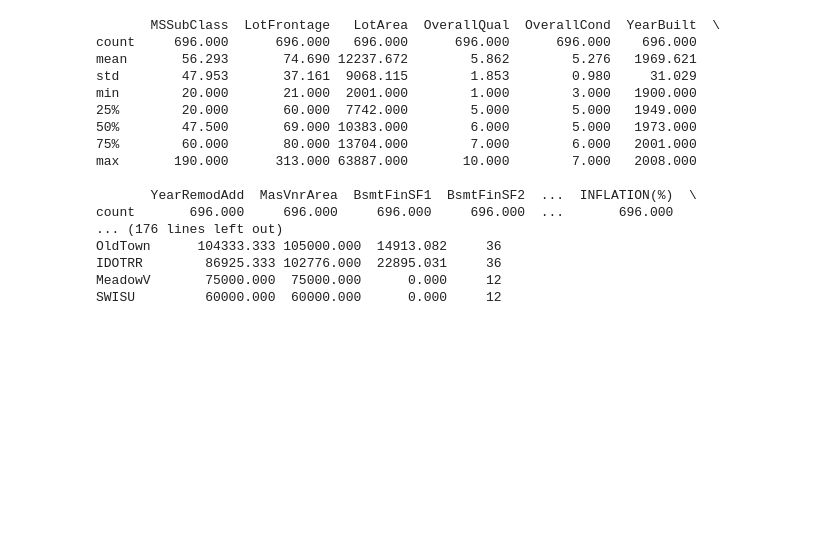
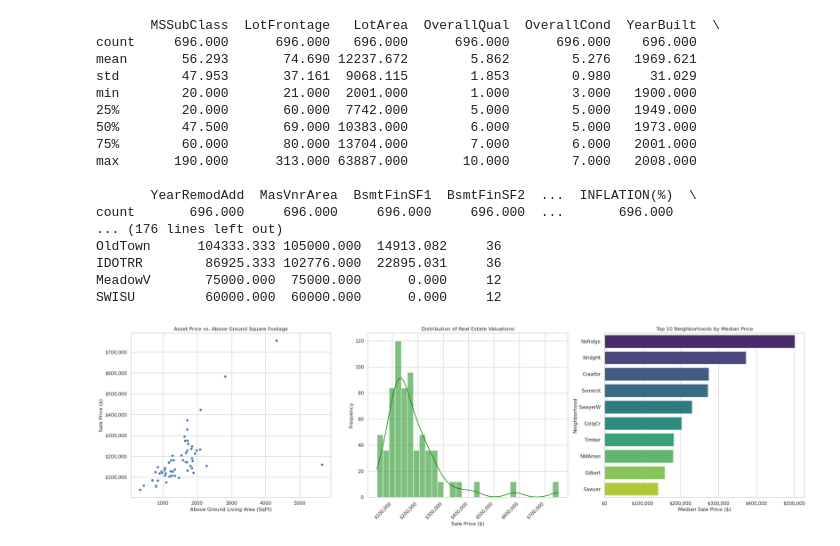
Before and after one commit to linuxnoodle/CSE_532_Final_Project, a Jupyter notebook: HousingProject.ipynb, the cells around one changed output. Saved outputs shown, nothing was run; the diff lists cells and outputs as text; code cells hidden in the pictures; blank space fills up the shorter version.

Commit message:
Add data vis

```diff
--- a/HousingProject.ipynb
+++ b/HousingProject.ipynb
@@ -130,7 +135,62 @@ IDOTRR        86925.333 102776.000  22895.031     36
 MeadowV       75000.000  75000.000      0.000     12
 SWISU         60000.000  60000.000      0.000     12
 # %%
-# TODO: data vis
+# Generic style
+sns.set_theme(style="whitegrid")
+
+# 3 subplts
+fig, axes = plt.subplots(1, 3, figsize=(24, 7))
+
+# Money formatting stuff
+price_fmt = StrMethodFormatter('${x:,.0f}')
+
+# Plot 1: Scatter
+sns.scatterplot(
+    data=df_merged,
+    x='GrLivArea',
+    y='SalePrice',
+    alpha=0.6,
+    ax=axes[0]
+)
+axes[0].set_title('Asset Price vs. Above Ground Square Footage')
+axes[0].set_xlabel('Above Ground Living Area (SqFt)')
+axes[0].set_ylabel('Sale Price ($)')
+axes[0].yaxis.set_major_formatter(price_fmt)
+
+# Plot 2: Histrogram
+sns.histplot(
+    df_merged['SalePrice'],
+    bins=30,
+    kde=True,
+    color='green',
+    ax=axes[1]
+)
+axes[1].set_title('Distribution of Real Estate Valuations')
+axes[1].set_xlabel('Sale Price ($)')
+axes[1].set_ylabel('Frequency')
+axes[1].xaxis.set_major_formatter(price_fmt)
+plt.setp(axes[1].get_xticklabels(), rotation=45, ha='right') # Rotate the x axis stuff
+
+# Plot 3: Bar Plot
+grp_sorted = grp.sort_values(by='median', ascending=False).reset_index()
+sns.barplot(
+    data=grp_sorted.head(10),
+    x='median',
+    y='Neighborhood',
+    hue="Neighborhood",
+    palette='viridis',
+    legend=False,
+    ax=axes[2]
+)
+axes[2].set_title('Top 10 Neighborhoods by Median Price')
+axes[2].set_xlabel('Median Sale Price ($)')
+axes[2].set_ylabel('Neighborhood')
+axes[2].xaxis.set_major_formatter(price_fmt)
+
+plt.tight_layout()
+plt.show()
+# %% [output]
+[figure, added]
 # %%
 # TODO: ML model 1
 # %%
```
Also changed, not shown: parts of 1 cell of this notebook.
